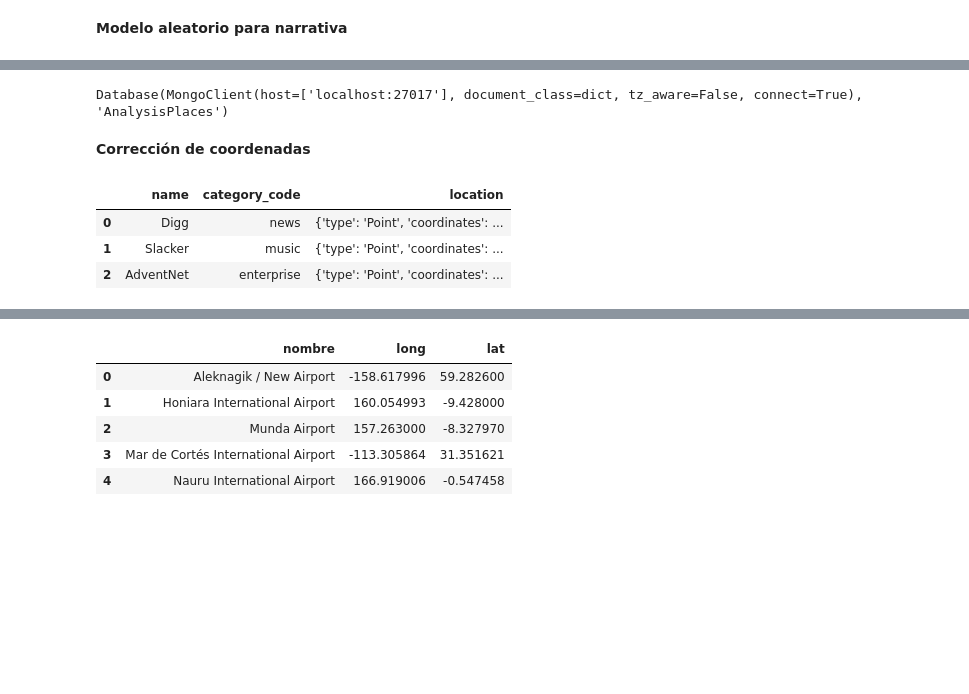
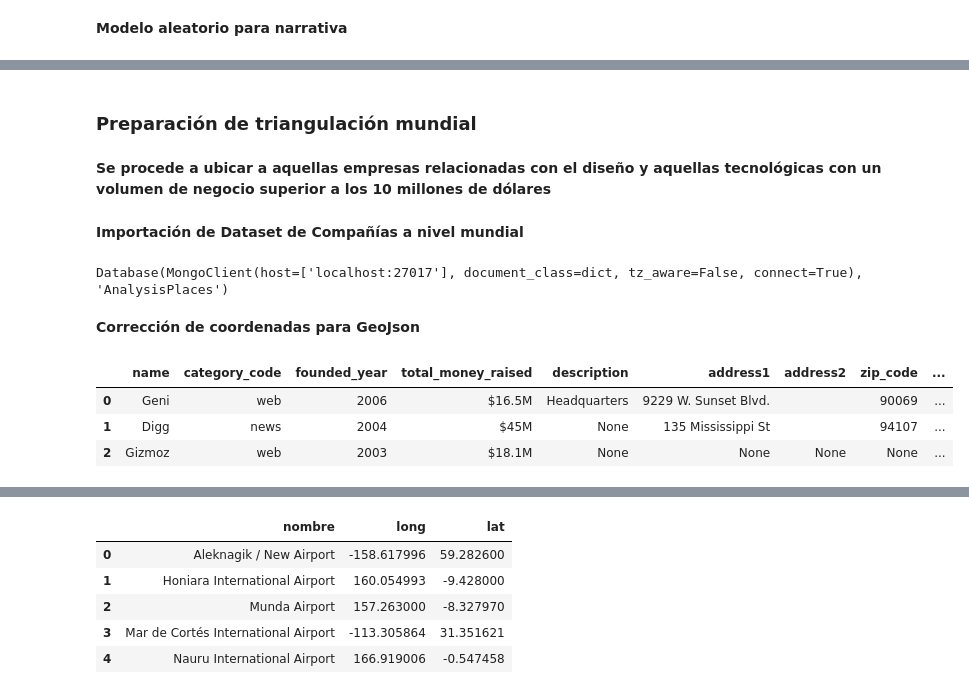
Before and after one commit to Alejorro/Analysis-Places, a Jupyter notebook: main.ipynb, the cells around one changed output, grey strips where cells are left out. Saved outputs shown, nothing was run; the diff lists cells and outputs as text; code cells hidden in the pictures; blank space fills up the shorter version.

```diff
--- a/main.ipynb
+++ b/main.ipynb
@@ -53,3 +57,9 @@ prioridades
+# %% [markdown]
+### Preparación de triangulación mundial
+# %% [markdown]
+**Se procede a ubicar a aquellas empresas relacionadas con el diseño y aquellas tecnológicas con un volumen de negocio superior a los 10 millones de dólares**
+# %% [markdown]
+**Importación de Dataset de Compañías a nivel mundial**
 # %%
 from pymongo import MongoClient
 client = MongoClient("mongodb://localhost/AnalysisPlaces")
@@ -60,14 +70,16 @@ db
 # %% [output]
 Database(MongoClient(host=['localhost:27017'], document_class=dict, tz_aware=False, connect=True), 'AnalysisPlaces')
 # %% [markdown]
-**Corrección de coordenadas**
+**Corrección de coordenadas para GeoJson**
 # %%
 
 officesCoord = cleaning(db["companiesOriginal"])
 
 # officesCoord.to_json("Outputs/companiesCoord.json", orient="records")
+
+officesCoord.head(3)
 # %% [output]
-|  | name | category_code | location |
-| 0 | Digg | news | {'type': 'Point', 'coordinates': ... |
-| 1 | Slacker | music | {'type': 'Point', 'coordinates': ... |
-| 2 | AdventNet | enterprise | {'type': 'Point', 'coordinates': ... |
+|  | name | category_code | founded_year | total_money_raised | description | address1 | address2 | zip_code | ... |
+| 0 | Geni | web | 2006 | $16.5M | Headquarters | 9229 W. Sunset Blvd. |  | 90069 | ... |
+| 1 | Digg | news | 2004 | $45M | None | 135 Mississippi St |  | 94107 | ... |
+| 2 | Gizmoz | web | 2003 | $18.1M | None | None | None | None | ... |
```
Also changed, not shown: parts of 68 cells of this notebook, 11 other files.
